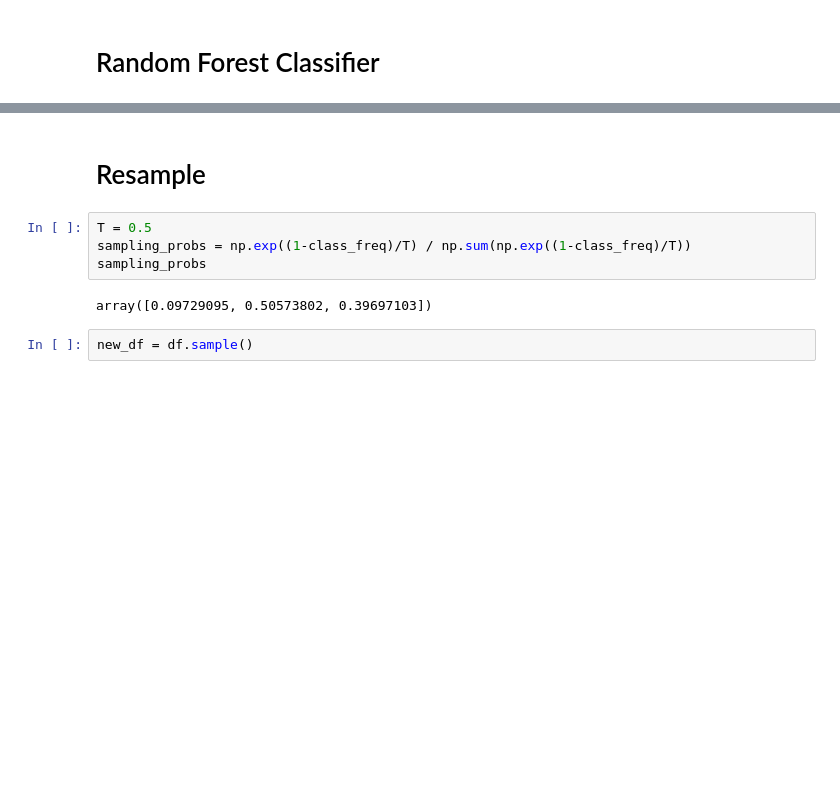
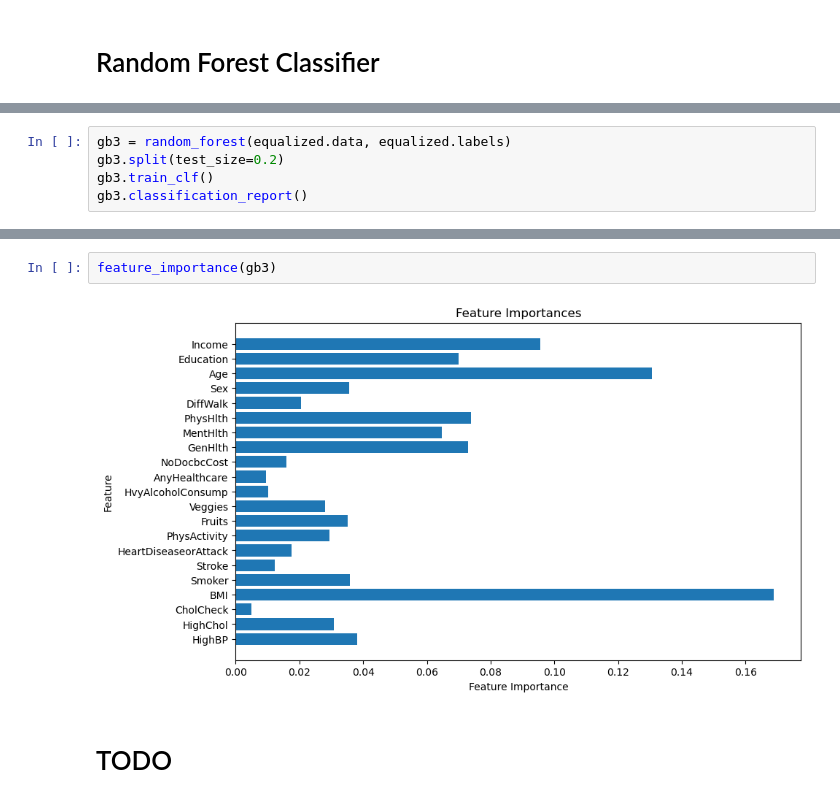
Before and after one commit to AlexMilionis/BioDataProject, a Jupyter notebook: BioAnalysis.ipynb, the cells around one changed output, grey strips where cells are left out. Saved outputs shown, nothing was run; the diff lists cells and outputs as text; blank space fills up the shorter version.

```diff
--- a/BioAnalysis.ipynb
+++ b/BioAnalysis.ipynb
@@ -105,0 +260,5 @@ test_labels
+# %%
+gb3 = random_forest(equalized.data, equalized.labels)
+gb3.split(test_size=0.2)
+gb3.train_clf()
+gb3.classification_report()
@@ -106,10 +275,6 @@ test_labels
+# %%
+feature_importance(gb3)
+# %% [output]
+[figure, added]
 # %% [markdown]
-# Resample
+# TODO
-# %%
-T = 0.5
-sampling_probs = np.exp((1-class_freq)/T) / np.sum(np.exp((1-class_freq)/T))
-sampling_probs
-# %% [output]
-array([0.09729095, 0.50573802, 0.39697103])
-# %%
-new_df = df.sample()
```
Also changed, not shown: parts of 40 cells of this notebook, 1 other file.
